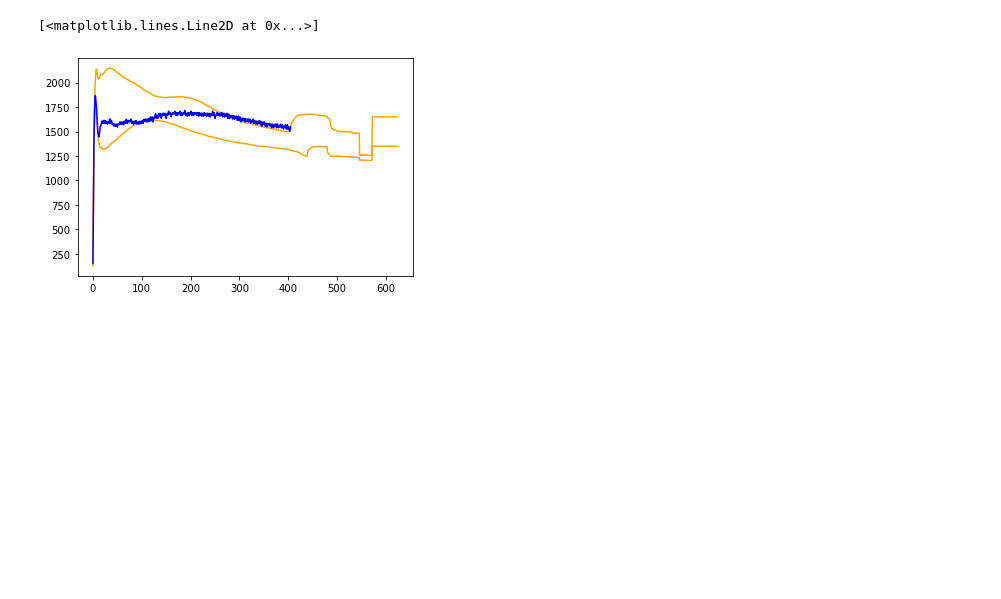
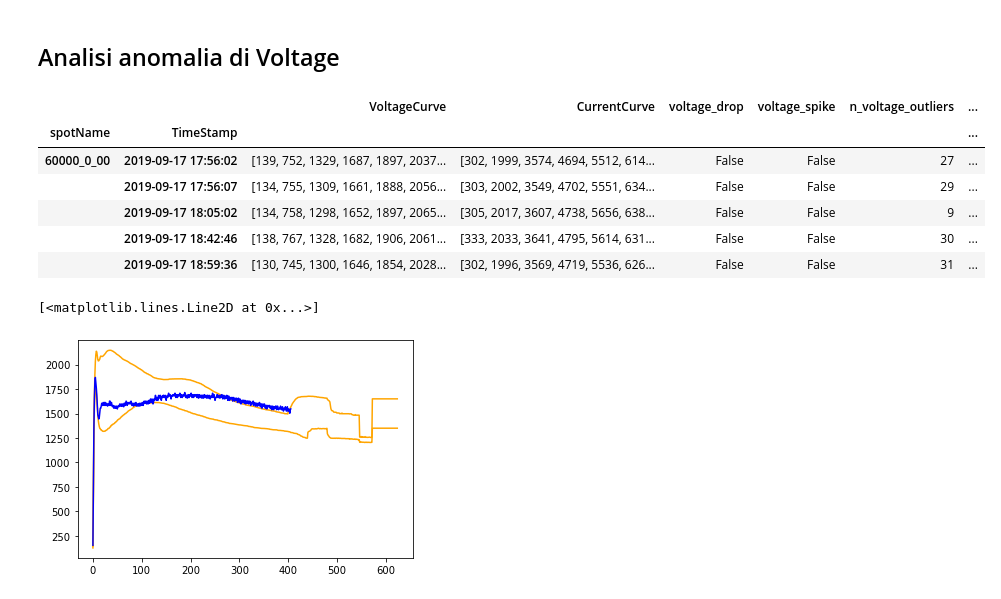
Before and after one commit to DavideMobilia/Anomaly-Detection, a Jupyter notebook: Scripts/Anomaly Analysis.ipynb, the cells around one changed output. Saved outputs shown, nothing was run; the diff lists cells and outputs as text; code cells hidden in the pictures; blank space fills up the shorter version.

```diff
--- a/Scripts/Anomaly Analysis.ipynb
+++ b/Scripts/Anomaly Analysis.ipynb
@@ -29 +36,14 @@ df
+# %% [markdown]
+## Analisi anomalia di Voltage
+# %%
+# creazione df con solo le feature che interessano current
+df_volt=df.drop(["index","n_current_outliers","%current_anomalies"],axis=1).join(ML_volt[["iForest_volt","LOF_volt","SVM_volt"]])
+# %% [output]
+|  |  | VoltageCurve | CurrentCurve | voltage_drop | voltage_spike | n_voltage_outliers | ... |
+| spotName | TimeStamp |  |  |  |  |  | ... |
+| 60000_0_00 | 2019-09-17 17:56:02 | [139, 752, 1329, 1687, 1897, 2037... | [302, 1999, 3574, 4694, 5512, 614... | False | False | 27 | ... |
+|  | 2019-09-17 17:56:07 | [134, 755, 1309, 1661, 1888, 2056... | [303, 2002, 3549, 4702, 5551, 634... | False | False | 29 | ... |
+|  | 2019-09-17 18:05:02 | [134, 758, 1298, 1652, 1897, 2065... | [305, 2017, 3607, 4738, 5656, 638... | False | False | 9 | ... |
+|  | 2019-09-17 18:42:46 | [138, 767, 1328, 1682, 1906, 2061... | [333, 2033, 3641, 4795, 5614, 631... | False | False | 30 | ... |
+|  | 2019-09-17 18:59:36 | [130, 745, 1300, 1646, 1854, 2028... | [302, 1996, 3569, 4719, 5536, 626... | False | False | 31 | ... |
 # %%
```
Also changed, not shown: parts of 5 cells of this notebook.
